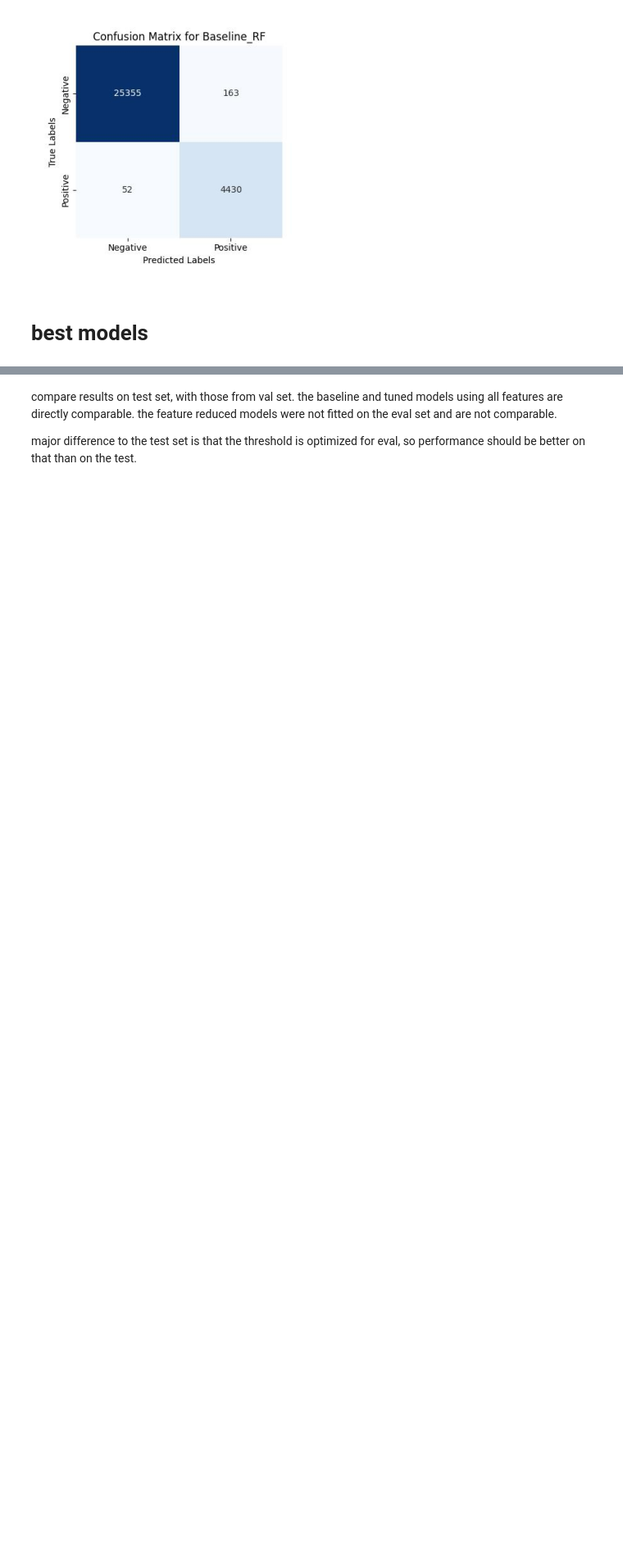
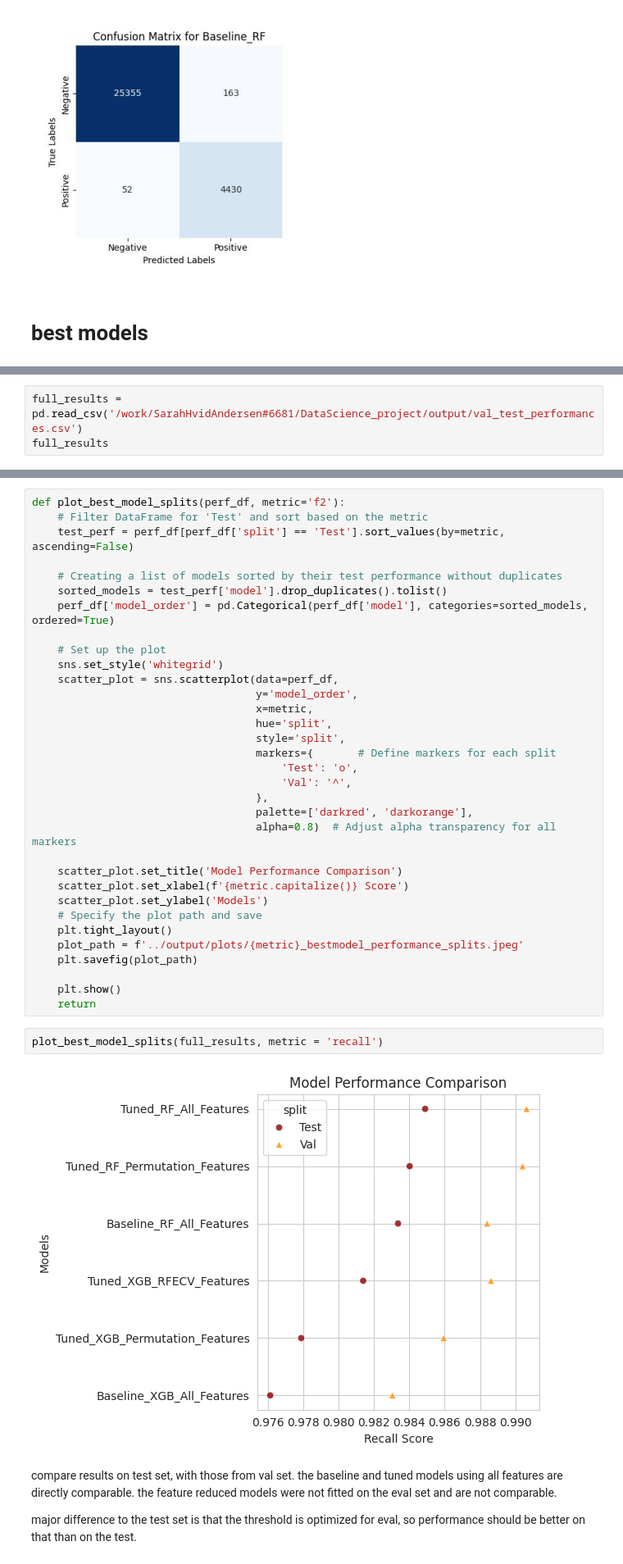
Before and after one commit to SarahHvidAndersenKnowit/DataScience_project, a Jupyter notebook: nbs/new_model.ipynb, the cells around one changed output, grey strips where cells are left out. Shown at 82% size. Saved outputs shown, nothing was run; the diff lists cells and outputs as text; blank space fills up the shorter version.

```diff
--- a/nbs/new_model.ipynb
+++ b/nbs/new_model.ipynb
@@ -502,0 +516,3 @@ plot_model_metric(performances, metric = 'f1')
+# %%
+full_results = pd.read_csv('/work/SarahHvidAndersen#6681/DataScience_project/output/val_test_performances.csv')
+full_results
@@ -503,3 +534,40 @@ plot_model_metric(performances, metric = 'f1')
+# %%
+def plot_best_model_splits(perf_df, metric='f2'):
+    # Filter DataFrame for 'Test' and sort based on the metric
+    test_perf = perf_df[perf_df['split'] == 'Test'].sort_values(by=metric, ascending=False)
+
+    # Creating a list of models sorted by their test performance without duplicates
+    sorted_models = test_perf['model'].drop_duplicates().tolist()
+    perf_df['model_order'] = pd.Categorical(perf_df['model'], categories=sorted_models, ordered=True)
+
+    # Set up the plot
+    sns.set_style('whitegrid')
+    scatter_plot = sns.scatterplot(data=perf_df,
+                                   y='model_order',
+                                   x=metric,
+                                   hue='split',
+                                   style='split',
+                                   markers={       # Define markers for each split
+                                       'Test': 'o',
+                                       'Val': '^',
+                                   },
+                                   palette=['darkred', 'darkorange'],
+                                   alpha=0.8)  # Adjust alpha transparency for all markers
+
+    scatter_plot.set_title('Model Performance Comparison')
+    scatter_plot.set_xlabel(f'{metric.capitalize()} Score')
+    scatter_plot.set_ylabel('Models')
+    # Specify the plot path and save
+    plt.tight_layout()
+    plot_path = f'../output/plots/{metric}_bestmodel_performance_splits.jpeg'
+    plt.savefig(plot_path)
+
+    plt.show()
+    return
+# %%
+plot_best_model_splits(full_results, metric = 'recall')
+# %% [output]
+[figure, added]
 # %% [markdown]
 compare results on test set, with those from val set.
 the baseline and tuned models using all features are directly comparable.
```
Also changed, not shown: parts of 16 cells of this notebook, 7 other files.
